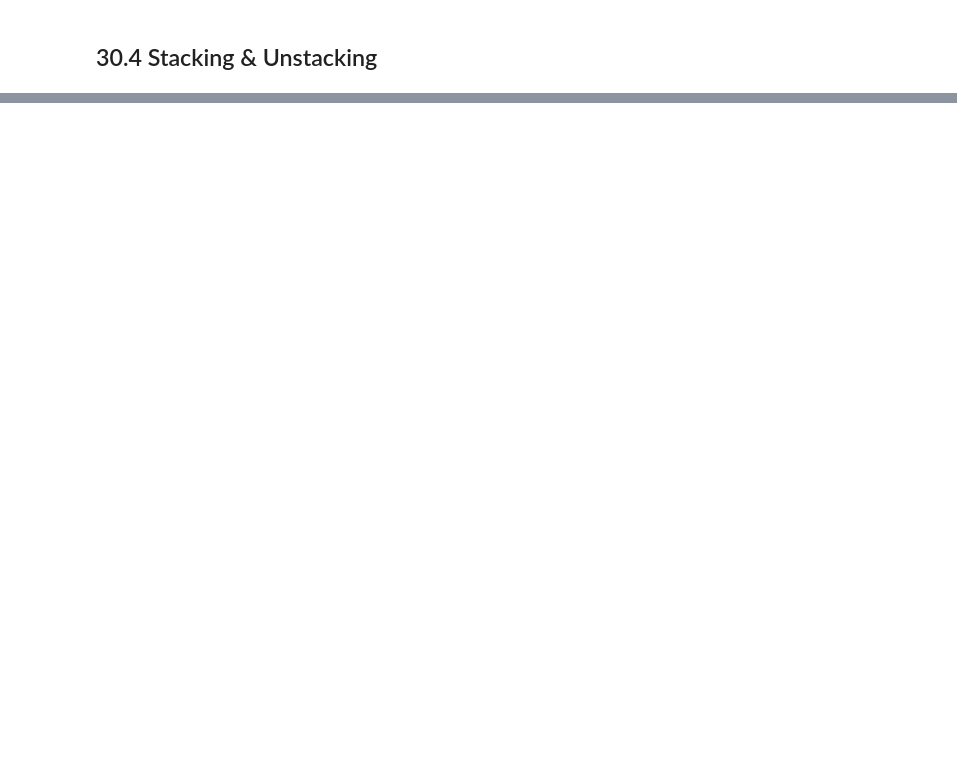
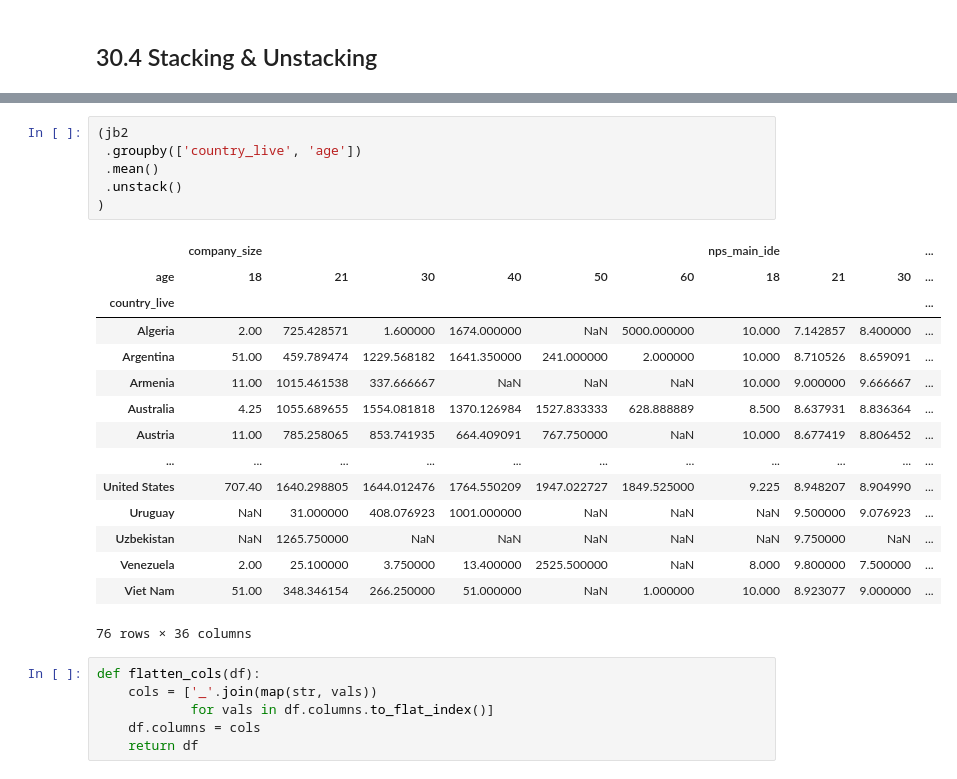
Before and after one commit to pydatawrangler/eda_ref, a Jupyter notebook: book-effective-pandas/effective_pandas_11_chap30.ipynb, the cells around one changed output, grey strips where cells are left out. Saved outputs shown, nothing was run; the diff lists cells and outputs as text; blank space fills up the shorter version.

```diff
--- a/book-effective-pandas/effective_pandas_11_chap30.ipynb
+++ b/book-effective-pandas/effective_pandas_11_chap30.ipynb
@@ -153,0 +290,28 @@ jb2.head().T
+# %%
+(jb2
+ .groupby(['country_live', 'age'])
+ .mean()
+ .unstack()
+)
+# %% [output]
+|  | company_size |  |  |  |  |  | nps_main_ide |  |  | ... |
+| age | 18 | 21 | 30 | 40 | 50 | 60 | 18 | 21 | 30 | ... |
+| country_live |  |  |  |  |  |  |  |  |  | ... |
+| Algeria | 2.00 | 725.428571 | 1.600000 | 1674.000000 | NaN | 5000.000000 | 10.000 | 7.142857 | 8.400000 | ... |
+| Argentina | 51.00 | 459.789474 | 1229.568182 | 1641.350000 | 241.000000 | 2.000000 | 10.000 | 8.710526 | 8.659091 | ... |
+| Armenia | 11.00 | 1015.461538 | 337.666667 | NaN | NaN | NaN | 10.000 | 9.000000 | 9.666667 | ... |
+| Australia | 4.25 | 1055.689655 | 1554.081818 | 1370.126984 | 1527.833333 | 628.888889 | 8.500 | 8.637931 | 8.836364 | ... |
+| Austria | 11.00 | 785.258065 | 853.741935 | 664.409091 | 767.750000 | NaN | 10.000 | 8.677419 | 8.806452 | ... |
+| ... | ... | ... | ... | ... | ... | ... | ... | ... | ... | ... |
+| United States | 707.40 | 1640.298805 | 1644.012476 | 1764.550209 | 1947.022727 | 1849.525000 | 9.225 | 8.948207 | 8.904990 | ... |
+| Uruguay | NaN | 31.000000 | 408.076923 | 1001.000000 | NaN | NaN | NaN | 9.500000 | 9.076923 | ... |
+| Uzbekistan | NaN | 1265.750000 | NaN | NaN | NaN | NaN | NaN | 9.750000 | NaN | ... |
+| Venezuela | 2.00 | 25.100000 | 3.750000 | 13.400000 | 2525.500000 | NaN | 8.000 | 9.800000 | 7.500000 | ... |
+| Viet Nam | 51.00 | 348.346154 | 266.250000 | 51.000000 | NaN | 1.000000 | 10.000 | 8.923077 | 9.000000 | ... |
+76 rows × 36 columns
+# %%
+def flatten_cols(df):
+    cols = ['_'.join(map(str, vals))
+            for vals in df.columns.to_flat_index()]
+    df.columns = cols
+    return df
```
Also changed, not shown: parts of 12 cells of this notebook.
